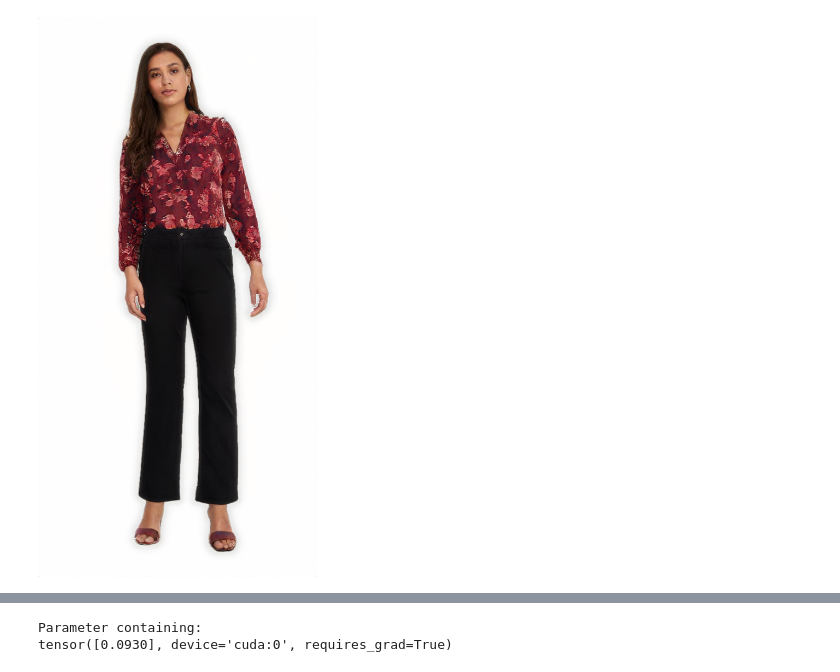
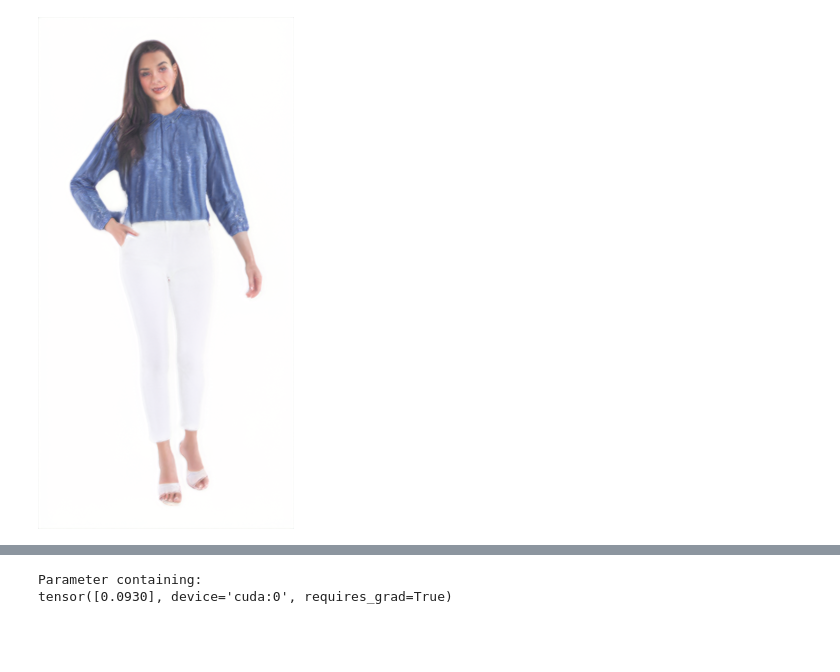
Before and after one commit to leventkaracan/dicomogan, a Jupyter notebook: Generate Manipulation from a pretrained model. .ipynb, the cells around one changed output, grey strips where cells are left out. Saved outputs shown, nothing was run; the diff lists cells and outputs as text; code cells hidden in the pictures; blank space fills up the shorter version.

```diff
--- a/Generate Manipulation from a pretrained model. .ipynb
+++ b/Generate Manipulation from a pretrained model. .ipynb
@@ -696 +600,8 @@ to_PIL(out_t[0])
+# %%
+b_inv = ws[15:16]
+with torch.no_grad():
+    b = model.stylegan_G(b_inv)[0]
+to_PIL(b).resize((128*2, 256*2))
+# %% [output]
+[figure, added]
 # %%
@@ -700,7 +610,0 @@ with torch.no_grad():
-# %%
-n = 11
-with torch.no_grad():
-    img = model.stylegan_G(inversions[n:n+1])
-to_PIL(img[0])
-# %% [output]
-[figure, removed]
```
Also changed, not shown: parts of 44 cells of this notebook, 2 other files.
